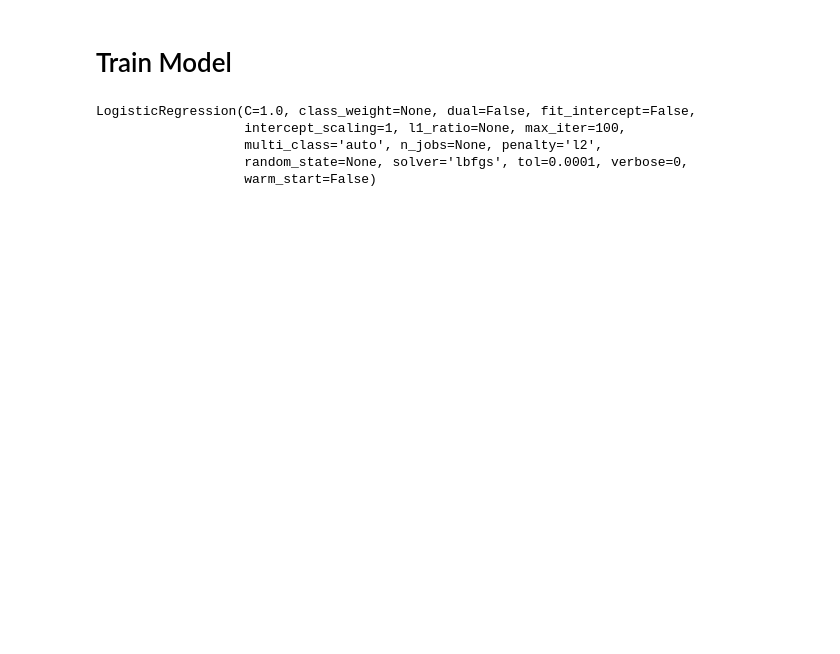
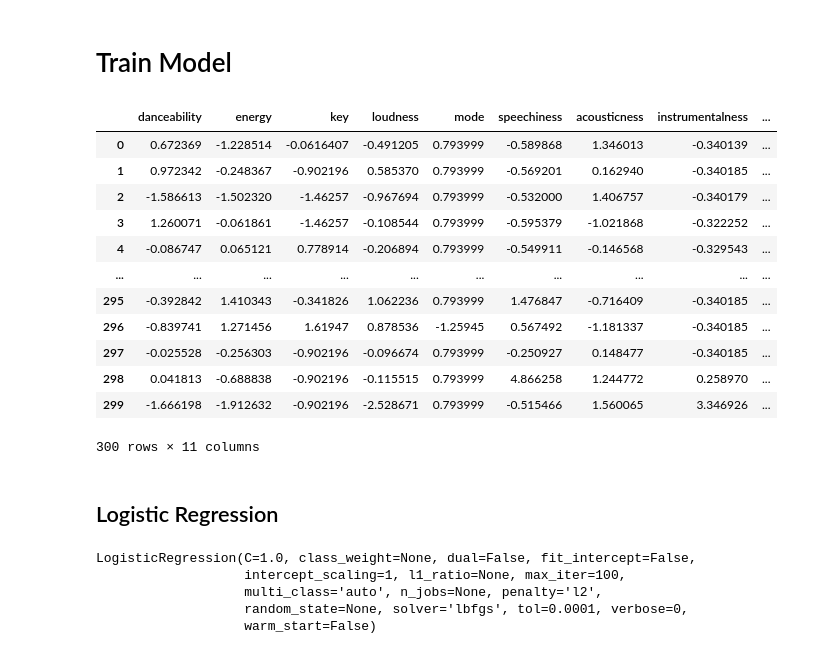
Before and after one commit to knikolov2004/msia-423-nikolov, a Jupyter notebook: notebooks/develop/classification.ipynb, the cells around one changed output. Drawn from its saved outputs; the diff is of its cells as text; code cells hidden in the pictures; blank space fills up the shorter version.

```diff
--- a/notebooks/develop/classification.ipynb
+++ b/notebooks/develop/classification.ipynb
@@ -104,6 +100,24 @@ target = data['playlist']
 #split into train and test set
 X_train, X_test, y_train, y_test = model_selection.train_test_split(
     features, target, test_size=0.2, random_state=1337)
+# %%
+features
+# %% [output]
+|  | danceability | energy | key | loudness | mode | speechiness | acousticness | instrumentalness | ... |
+| 0 | 0.672369 | -1.228514 | -0.0616407 | -0.491205 | 0.793999 | -0.589868 | 1.346013 | -0.340139 | ... |
+| 1 | 0.972342 | -0.248367 | -0.902196 | 0.585370 | 0.793999 | -0.569201 | 0.162940 | -0.340185 | ... |
+| 2 | -1.586613 | -1.502320 | -1.46257 | -0.967694 | 0.793999 | -0.532000 | 1.406757 | -0.340179 | ... |
+| 3 | 1.260071 | -0.061861 | -1.46257 | -0.108544 | 0.793999 | -0.595379 | -1.021868 | -0.322252 | ... |
+| 4 | -0.086747 | 0.065121 | 0.778914 | -0.206894 | 0.793999 | -0.549911 | -0.146568 | -0.329543 | ... |
+| ... | ... | ... | ... | ... | ... | ... | ... | ... | ... |
+| 295 | -0.392842 | 1.410343 | -0.341826 | 1.062236 | 0.793999 | 1.476847 | -0.716409 | -0.340185 | ... |
+| 296 | -0.839741 | 1.271456 | 1.61947 | 0.878536 | -1.25945 | 0.567492 | -1.181337 | -0.340185 | ... |
+| 297 | -0.025528 | -0.256303 | -0.902196 | -0.096674 | 0.793999 | -0.250927 | 0.148477 | -0.340185 | ... |
+| 298 | 0.041813 | -0.688838 | -0.902196 | -0.115515 | 0.793999 | 4.866258 | 1.244772 | 0.258970 | ... |
+| 299 | -1.666198 | -1.912632 | -0.902196 | -2.528671 | 0.793999 | -0.515466 | 1.560065 | 3.346926 | ... |
+300 rows × 11 columns
+# %% [markdown]
+## Logistic Regression
 # %%
 lr = linear_model.LogisticRegression(fit_intercept=False, penalty='l2')
 # %%
```
Also changed, not shown: parts of 14 cells of this notebook, 5 other files.
